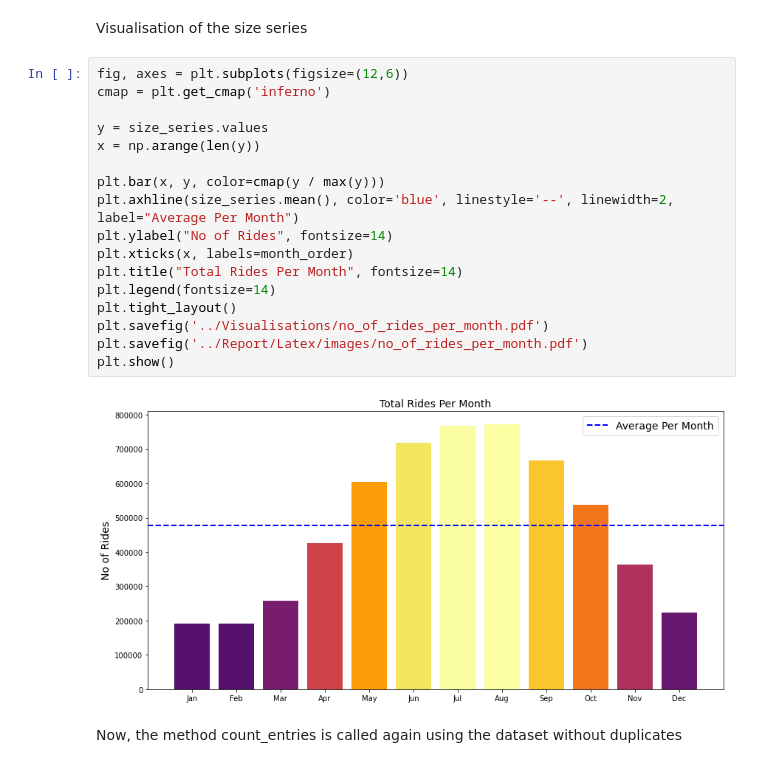
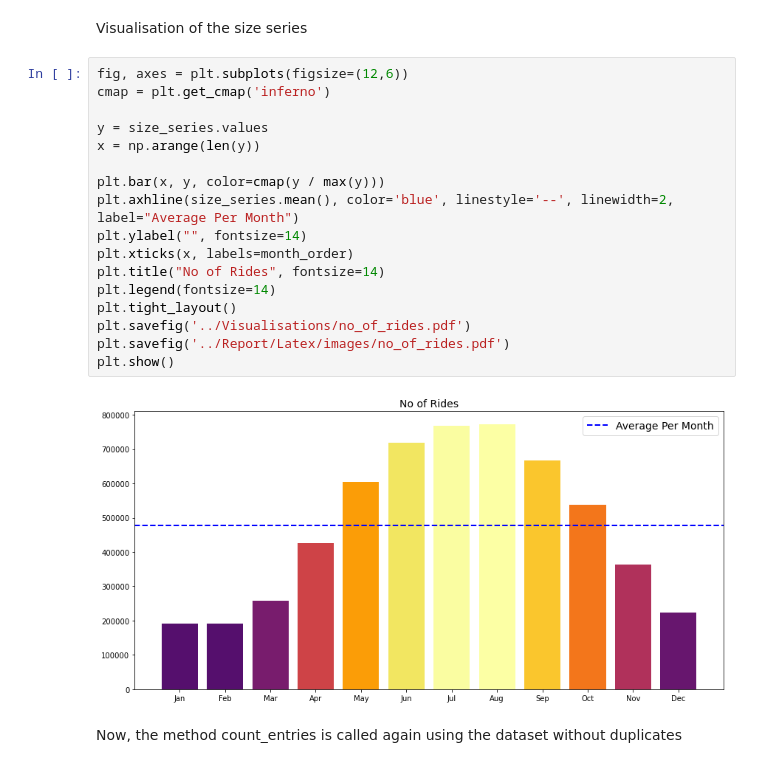
Before and after one commit to SummerKassem/BikeShareCS, a Jupyter notebook: PythonCode/bike_share_analysis.ipynb, the cells around one changed output. Cells and saved outputs as stored; diff of their text form.

```diff
--- a/PythonCode/bike_share_analysis.ipynb
+++ b/PythonCode/bike_share_analysis.ipynb
@@ -136,22 +136,22 @@ Visualisation of the size series
 # %%
 fig, axes = plt.subplots(figsize=(12,6))
 cmap = plt.get_cmap('inferno')
 
 y = size_series.values
 x = np.arange(len(y))
 
 plt.bar(x, y, color=cmap(y / max(y)))
 plt.axhline(size_series.mean(), color='blue', linestyle='--', linewidth=2, label="Average Per Month")
-plt.ylabel("No of Rides", fontsize=14)
+plt.ylabel("", fontsize=14)
 plt.xticks(x, labels=month_order)
-plt.title("Total Rides Per Month", fontsize=14)
+plt.title("No of Rides", fontsize=14)
 plt.legend(fontsize=14)
 plt.tight_layout()
-plt.savefig('../Visualisations/no_of_rides_per_month.pdf')
-plt.savefig('../Report/Latex/images/no_of_rides_per_month.pdf')
+plt.savefig('../Visualisations/no_of_rides.pdf')
+plt.savefig('../Report/Latex/images/no_of_rides.pdf')
 plt.show()
 # %% [output]
-[figure, old version]
+[figure, new version]
 # %% [markdown]
 Now, the method count_entries is called again using the dataset without duplicates
 # %%
```
Also changed, not shown: parts of 29 cells of this notebook, 41 other files.
